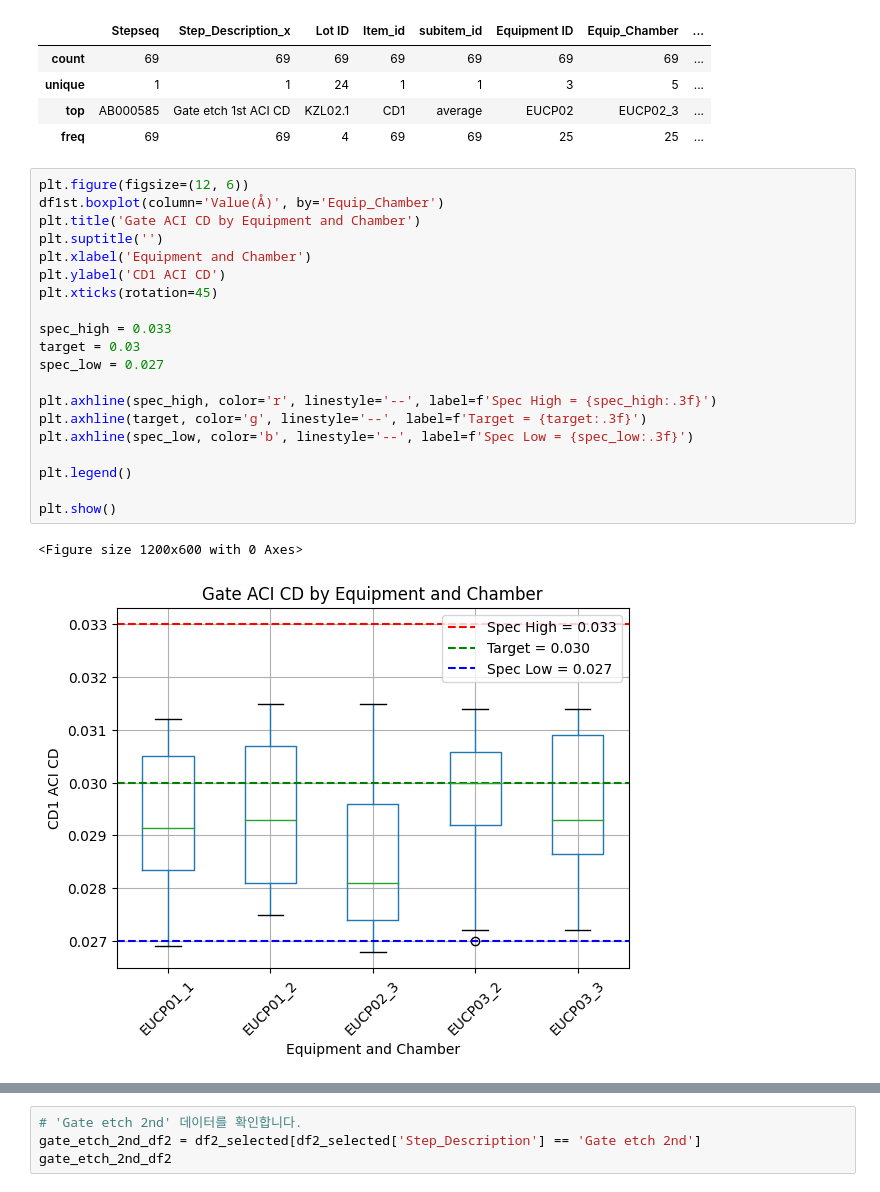
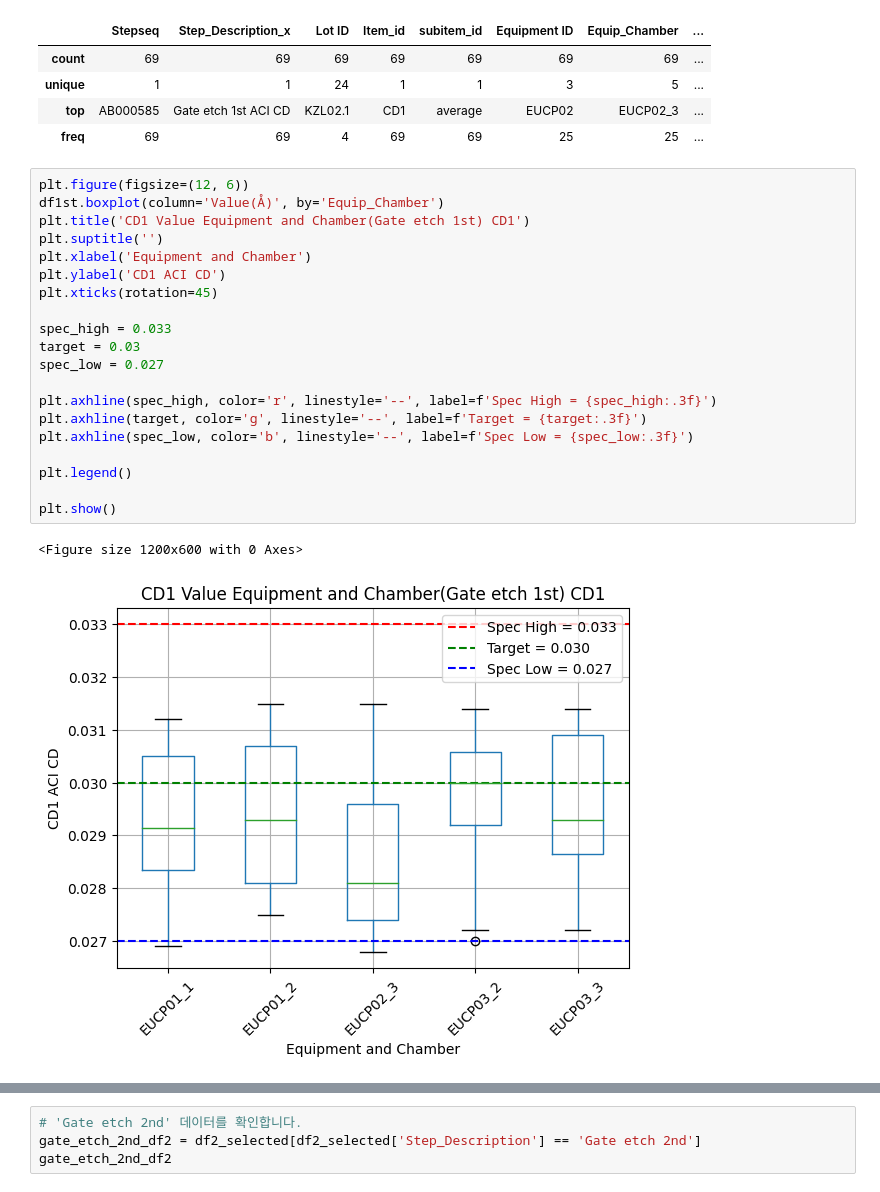
Before and after one commit to hynzuu/Semiconductor-Process-Design-Device-Analysis-and-Yield-Improvement-Using-Data, a Jupyter notebook: 반도체_공정_1차_과제.ipynb, the cells around one changed output, grey strips where cells are left out. Drawn from its saved outputs; the diff is of its cells as text.

```diff
--- a/반도체_공정_1차_과제.ipynb
+++ b/반도체_공정_1차_과제.ipynb
@@ -494,26 +492,26 @@ df1st.describe(include='object')
 # %%
 plt.figure(figsize=(12, 6))
 df1st.boxplot(column='Value(Å)', by='Equip_Chamber')
-plt.title('Gate ACI CD by Equipment and Chamber')
+plt.title('CD1 Value Equipment and Chamber(Gate etch 1st) CD1')
 plt.suptitle('')
 plt.xlabel('Equipment and Chamber')
 plt.ylabel('CD1 ACI CD')
 plt.xticks(rotation=45)
 
 spec_high = 0.033
 target = 0.03
 spec_low = 0.027
 
 plt.axhline(spec_high, color='r', linestyle='--', label=f'Spec High = {spec_high:.3f}')
 plt.axhline(target, color='g', linestyle='--', label=f'Target = {target:.3f}')
 plt.axhline(spec_low, color='b', linestyle='--', label=f'Spec Low = {spec_low:.3f}')
 
 plt.legend()
 
 plt.show()
 # %% [output]
 <Figure size 1200x600 with 0 Axes>
-[figure, old version]
+[figure, new version]
 # %%
 df2st=merge_df[merge_df['Step_Description_y']=='Gate etch 2nd']
 df2st.head()
```
Also changed, not shown: parts of 9 cells of this notebook.
